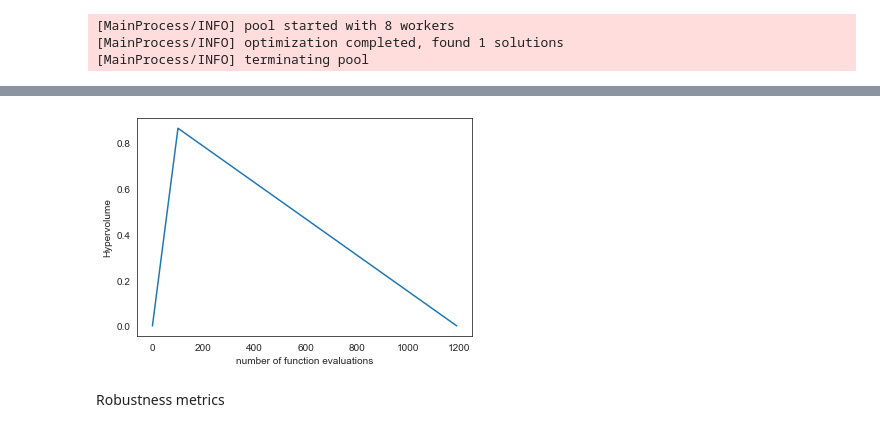
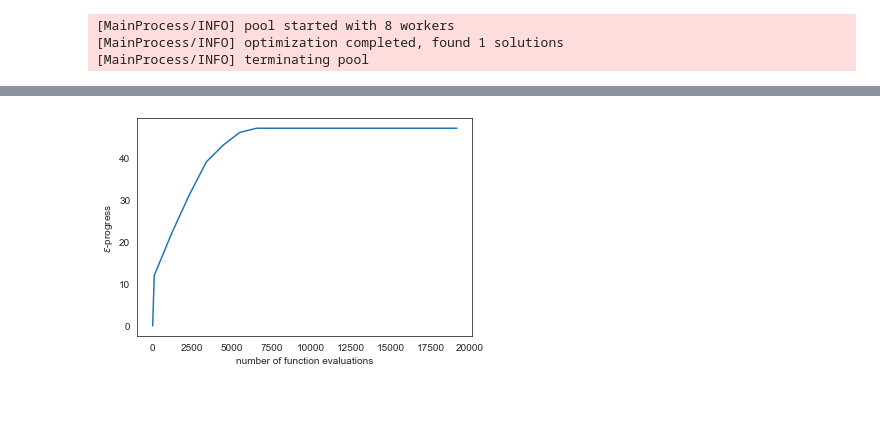
Before and after one commit to hannadenekamp/modelbased, a Jupyter notebook: Robustness.ipynb, the cells around one changed output, grey strips where cells are left out. Drawn from its saved outputs; the diff is of its cells as text; code cells hidden in the pictures; blank space fills up the shorter version.

```diff
--- a/Robustness.ipynb
+++ b/Robustness.ipynb
@@ -24,8 +43,8 @@ SMALLER = 'SMALLER'
 def costs(data):
     return data[0]/1e9 # makes numbers nicer
 
-Expected_Number_of_Deaths = functools.partial(robustness, SMALLER, 1) #not ok
-Expected_Annual_Damage = functools.partial(robustness, SMALLER, 10e8) #THOSE NUMBERS NEED TO BE SPECIFIED AGAIN
+Expected_Number_of_Deaths = functools.partial(robustness, SMALLER, 0.001) #not ok
+Expected_Annual_Damage = functools.partial(robustness, SMALLER, 80e6) #THOSE NUMBERS NEED TO BE SPECIFIED AGAIN
 Total_Investment_Costs = costs #THOSE NUMBERS NEED TO BE SPECIFIED AGAIN
 # %%
 from problem_formulation import get_model_for_problem_formulation
@@ -65,7 +84,7 @@ CategoricalParameter('A.4_Brate', [0, 1, 2])
 CategoricalParameter('A.5_Brate', [0, 1, 2])
 # %%
 # True, use results in pickle file; False, run MultiprocessingEvaluator
-use_pickle1 = False
+use_pickle1 = True
 
 if use_pickle1:
     with open('data/formulation_results.pickle', 'rb') as filehandler:
@@ -192,7 +206,7 @@ robustnes_functions = [ScalarOutcome('Expected Number of Deaths', kind=MAXIMIZE,
                        ScalarOutcome('Total Investment Costs', kind=MAXIMIZE,
                                      function=Total_Investment_Costs),
                       ]
-use_pickle4 = False
+use_pickle4 = True
 if use_pickle4:
     with open('data/moro_results4.pickle', 'rb') as filehandler:
         results4 = pickle.load(filehandler)
@@ -201,7 +215,7 @@ else:
     convergence = [HyperVolume(minimum=[0, 0, 0], maximum=[1.01, 1.01, 3.01]),
     EpsilonProgress(),]
 
-    epsilons=[0.025,]*len(robustnes_functions)  #final value of epsilon should be much lower.Just for experiment purposes is 1
+    epsilons=[0.05,]*len(robustnes_functions)  #final value of epsilon should be much lower.Just for experiment purposes is 1
     with MultiprocessingEvaluator(model) as evaluator:
         results4 = evaluator.robust_optimize(robustnes_functions, scenarios, nfe=nfe,
                                                          convergence=convergence, epsilons=epsilons)
@@ -259,0 +315,31 @@ plt.show()
+# %%
+MAXIMIZE = ScalarOutcome.MAXIMIZE
+MINIMIZE = ScalarOutcome.MINIMIZE
+
+funcs = {'Expected Number of Deaths':Expected_Number_of_Deaths,
+         'Expected Annual Damage': Expected_Annual_Damage,
+         'Total Investment Costs': Total_Investment_Costs}
+
+robustnes_functions = [ScalarOutcome('Expected Number of Deaths', kind=MAXIMIZE,
+                                     function=Expected_Number_of_Deaths),
+                       ScalarOutcome('Expected Annual Damage', kind=MAXIMIZE,
+                                     function=Expected_Annual_Damage),
+                       ScalarOutcome('Total Investment Costs', kind=MAXIMIZE,
+                                     function=Total_Investment_Costs),
+                      ]
+use_pickle6 = True
+if use_pickle6:
+    with open('data/moro_results7.pickle', 'rb') as filehandler:
+        results6 = pickle.load(filehandler)
+else:
+    # we have to change the plausible max for total investment costs
+    convergence = [EpsilonProgress(),]
+
+    epsilons=[0.05,]*len(robustnes_functions)  #final value of epsilon should be much lower.Just for experiment purposes is 1
+    with MultiprocessingEvaluator(model) as evaluator:
+        results6 = evaluator.robust_optimize(robustnes_functions, scenarios, nfe=nfe,
+                                                         convergence=convergence, epsilons=epsilons)
+    # Save results in Pickle file
+    with open("data/moro_results6.pickle","wb") as filehandler:
+        pickle.dump(results6, filehandler)
+archive6, convergence = results6
@@ -260,11 +364,9 @@ plt.show()
 # %%
 fig, ax = plt.subplots()
-ax.plot(convergence.nfe, convergence.hypervolume)
-ax.set_ylabel('Hypervolume')
+ax.plot(convergence.nfe, convergence.epsilon_progress)
+ax.set_ylabel('$\epsilon$-progress')
 
 ax.set_xlabel('number of function evaluations')
 plt.show()
 # %% [output]
-[figure, old version]
+[figure, new version]
-# %% [markdown]
-Robustness metrics
```
Also changed, not shown: parts of 37 cells of this notebook, 6 other files.
